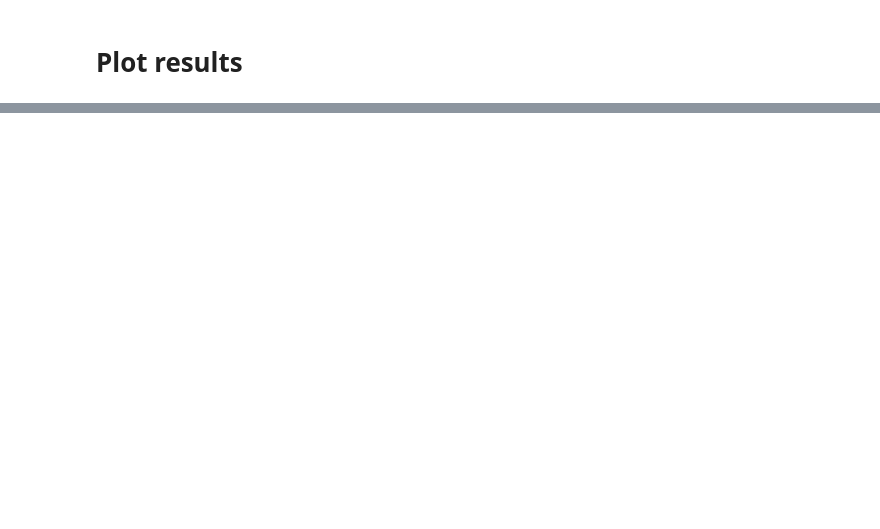
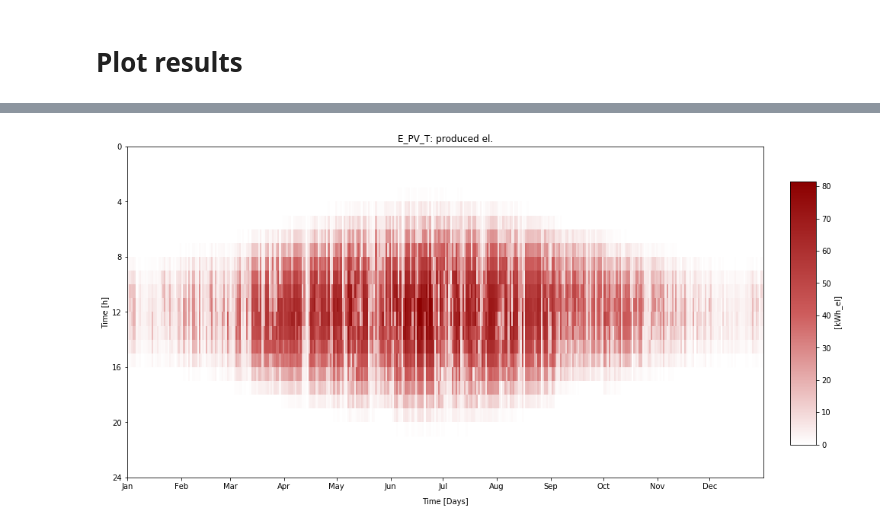
Before and after one commit to mfleschutz/draf-showcase, a Jupyter notebook: index.ipynb, the cells around one changed output, grey strips where cells are left out. Cells and saved outputs as stored; diff of their text form; code cells hidden in the pictures; blank space fills up the shorter version.

```diff
--- a/index.ipynb
+++ b/index.ipynb
@@ -306,0 +320,4 @@ FigureWidget({
+# %%
+cs.scens.sc2.plot.heatmap(ent_name="E_PV_T")
+# %% [output]
+[figure, added]
```
Also changed, not shown: parts of 13 cells of this notebook, 2 other files.
